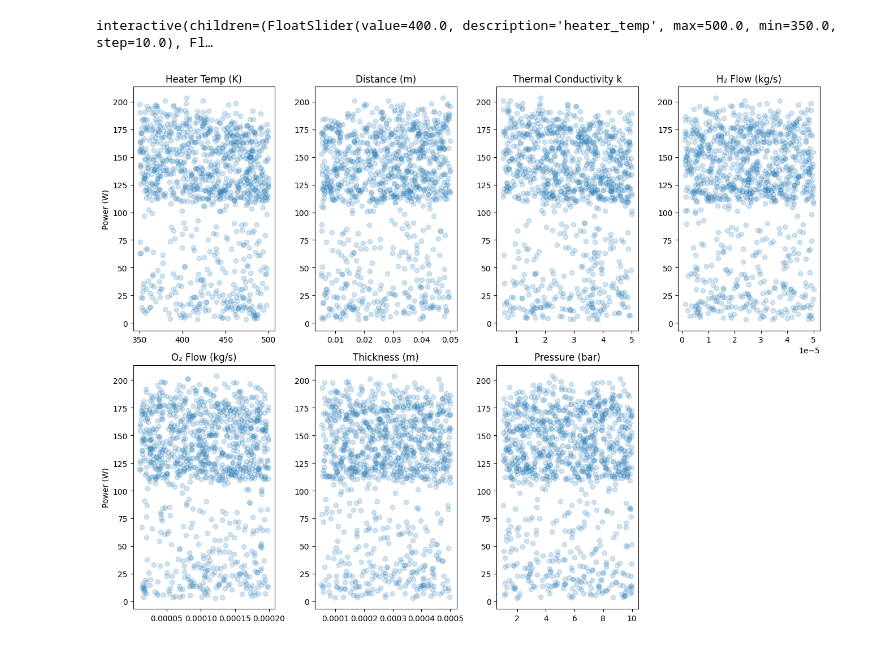
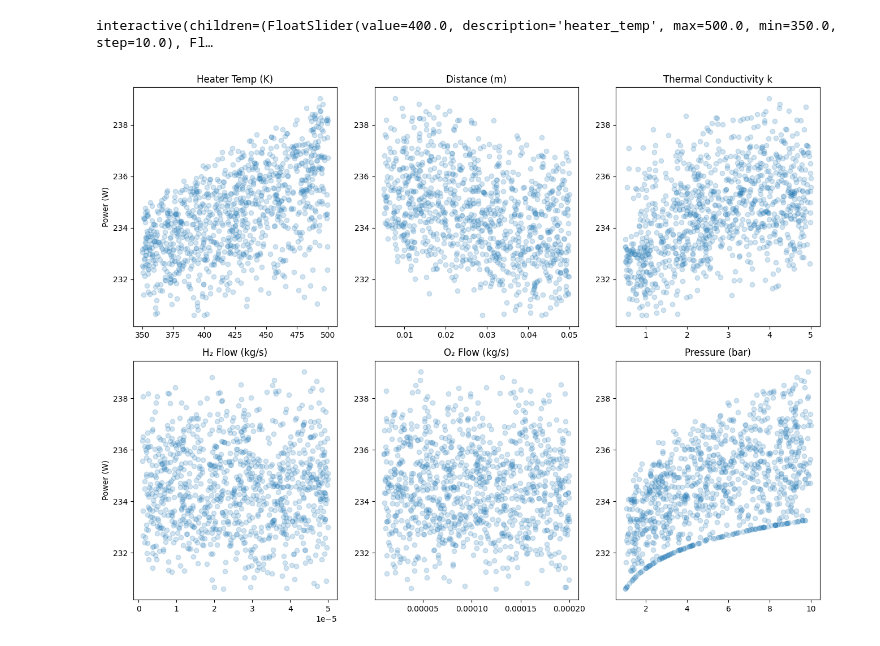
Before and after one commit to wallachma/fuelcell, a Jupyter notebook: Bad_Project_Test.ipynb, the cells around one changed output. Saved outputs shown, nothing was run; the diff lists cells and outputs as text; code cells hidden in the pictures.

```diff
--- a/Bad_Project_Test.ipynb
+++ b/Bad_Project_Test.ipynb
@@ -18,9 +18,10 @@ def nernst_voltage(T, P_total):
 
     E0 = 1.229  # Standard potential at 25°C
 
-    p_H2 = 0.01 * P_total  # 1% H2 remaining
-    p_O2 = 0.02 * P_total  # 2% O2 remaining
-    p_H2O = 0.97 * P_total # rest is water
+    # Using inlet/fresh reactant conditions
+    p_H2 = 0.50 * P_total  # 50% H2 (fresh fuel)
+    p_O2 = 0.21 * P_total  # 21% O2 (air)
+    p_H2O = 0.03 * P_total # 3% water vapor (saturated)
 
     nernst_factor = (R * T) / (2 * F)
     voltage = E0 + nernst_factor * np.log((p_H2 * np.sqrt(p_O2)) / p_H2O)
@@ -34,5 +43,5 @@ def current_density(overpotential, T, i0=1000, alpha=0.5):
 # %%
-def hydrogen_consumption(h2_flow, j, area, util=0.99):
+def hydrogen_consumption(h2_flow, j, area, util=0.9):
     I = j * area
     mol_rate = (I / (2 * F)) * util #Faraday's Law
     needed = mol_rate * H2_M
@@ -52,13 +61,13 @@ def fuel_cell_outputs(
     heater_temp=400,
     distance=0.01,
     k=1.5,
-    h2_flow=1e-5,
+    h2_flow=1e-7,
     o2_flow=8e-5,
     thickness=2e-4,
     pressure=3,
     area=0.01,
     hours=8000,
-    overpotential=0.3
+    overpotential=0.1
 ):
 
     T_dynamic, _ = membrane_temperature_dynamic(
@@ -68,7 +77,7 @@ def fuel_cell_outputs(
     )
     T_mem = T_dynamic  # dynamic membrane temperature
     E_nernst = nernst_voltage(T_mem, pressure)
-    j = current_density(overpotential, T_mem)
+    j = current_density(T_mem, thickness)
     h2_used = hydrogen_consumption(h2_flow, j, area)
     I = j * area
     voltage = max(E_nernst - overpotential, 0.4)
@@ -123,9 +127,7 @@ mc_distance    = np.random.uniform(0.005, 0.05, number_sims)
 mc_k           = np.random.uniform(0.5, 5, number_sims)
 mc_h2_flow     = np.random.uniform(0.1e-5, 5e-5, number_sims)
 mc_o2_flow     = np.random.uniform(1e-5, 20e-5, number_sims)
-mc_thickness   = np.random.uniform(50e-6, 500e-6, number_sims)
 mc_pressure    = np.random.uniform(1, 10, number_sims)
-mc_overpotential = np.random.uniform(0.01, 0.6, number_sims)
 
 P_out = np.zeros(number_sims)
 
@@ -136,45 +138,39 @@ for i in range(number_sims):
         k=mc_k[i],
         h2_flow=mc_h2_flow[i],
         o2_flow=mc_o2_flow[i],
-        thickness=mc_thickness[i],
         pressure=mc_pressure[i],
-        overpotential=mc_overpotential[i]
     )
     P_out[i] = power
 # %%
 plt.figure(figsize=(13,10))
 
-plt.subplot(241)
+plt.subplot(231)
 plt.scatter(mc_heater_temp, P_out, alpha=0.2)
 plt.title("Heater Temp (K)")
 plt.ylabel("Power (W)")
 
-plt.subplot(242)
+plt.subplot(232)
 plt.scatter(mc_distance, P_out, alpha=0.2)
 plt.title("Distance (m)")
 
-plt.subplot(243)
+plt.subplot(233)
 plt.scatter(mc_k, P_out, alpha=0.2)
 plt.title("Thermal Conductivity k")
 
-plt.subplot(244)
+plt.subplot(234)
 plt.scatter(mc_h2_flow, P_out, alpha=0.2)
 plt.title("H₂ Flow (kg/s)")
+plt.ylabel("Power (W)")
 
-plt.subplot(245)
+plt.subplot(235)
 plt.scatter(mc_o2_flow, P_out, alpha=0.2)
 plt.title("O₂ Flow (kg/s)")
-plt.ylabel("Power (W)")
 
-plt.subplot(246)
-plt.scatter(mc_thickness, P_out, alpha=0.2)
-plt.title("Thickness (m)")
-
-plt.subplot(247)
+plt.subplot(236)
 plt.scatter(mc_pressure, P_out, alpha=0.2)
 plt.title("Pressure (bar)")
 
 plt.tight_layout()
 plt.show()
 # %% [output]
-[figure, old version]
+[figure, new version]
```
Also changed, not shown: parts of 2 cells of this notebook.
